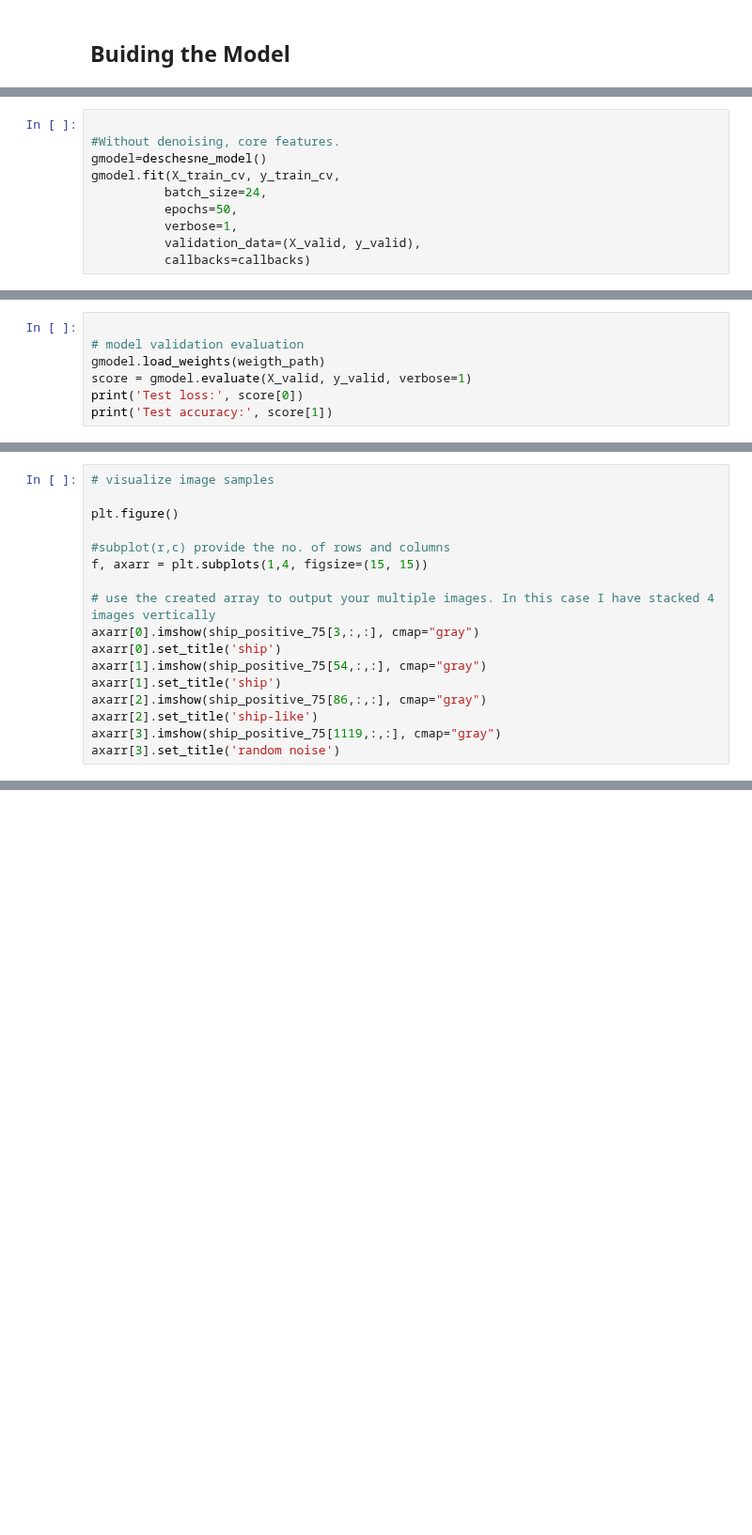
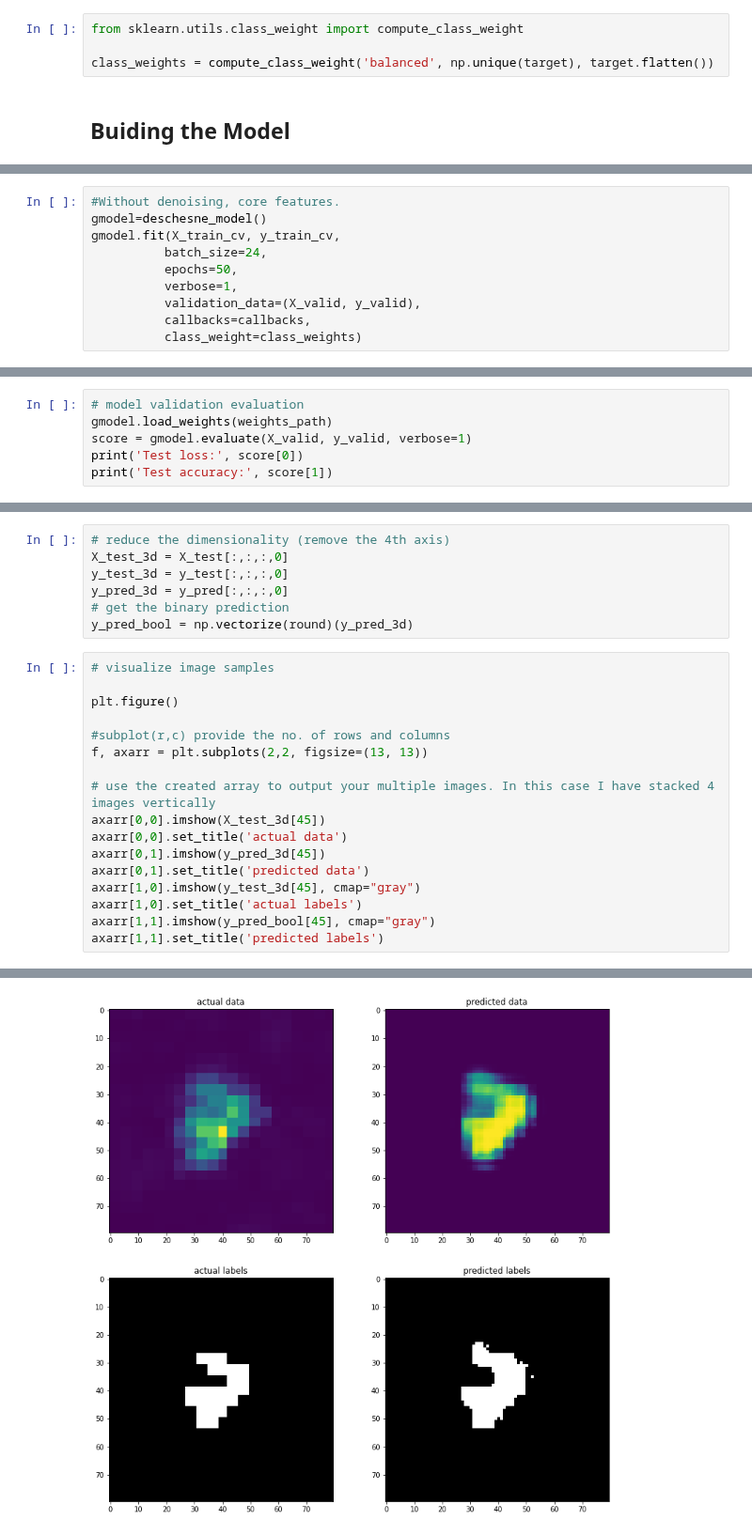
Before and after one commit to armkhudinyan/sar-ship-detect, a Jupyter notebook: scripts/Dechesne_under_development.ipynb, the cells around one changed output, grey strips where cells are left out. Shown at 94% size. Saved outputs shown, nothing was run; the diff lists cells and outputs as text; blank space fills up the shorter version.

Commit message:
Dechesne ship detection complete run

```diff
--- a/scripts/Dechesne_under_development.ipynb
+++ b/scripts/Dechesne_under_development.ipynb
@@ -224,3 +175,7 @@ print(data.shape)
+# %%
+from sklearn.utils.class_weight import compute_class_weight
+
+class_weights = compute_class_weight('balanced', np.unique(target), target.flatten())
 # %% [markdown]
 ## Buiding the Model
 # %%
@@ -309,5 +261,4 @@ X_train_cv.shape
 # %%
-
 #Without denoising, core features.
 gmodel=deschesne_model()
 gmodel.fit(X_train_cv, y_train_cv,
@@ -315,5 +266,6 @@ gmodel.fit(X_train_cv, y_train_cv,
           epochs=50,
           verbose=1,
           validation_data=(X_valid, y_valid),
-          callbacks=callbacks)
+          callbacks=callbacks,
+          class_weight=class_weights)
 # %% [output]
@@ -337,7 +290,6 @@ Epoch 5/50
 # %%
-
 # model validation evaluation
-gmodel.load_weights(weigth_path)
+gmodel.load_weights(weights_path)
 score = gmodel.evaluate(X_valid, y_valid, verbose=1)
 print('Test loss:', score[0])
 print('Test accuracy:', score[1])
@@ -362,17 +314,25 @@ incorrects
+# %%
+# reduce the dimensionality (remove the 4th axis)
+X_test_3d = X_test[:,:,:,0]
+y_test_3d = y_test[:,:,:,0]
+y_pred_3d = y_pred[:,:,:,0]
+# get the binary prediction
+y_pred_bool = np.vectorize(round)(y_pred_3d)
 # %%
 # visualize image samples
 
 plt.figure()
 
 #subplot(r,c) provide the no. of rows and columns
-f, axarr = plt.subplots(1,4, figsize=(15, 15))
+f, axarr = plt.subplots(2,2, figsize=(13, 13))
 
 # use the created array to output your multiple images. In this case I have stacked 4 images vertically
-axarr[0].imshow(ship_positive_75[3,:,:], cmap="gray")
-axarr[0].set_title('ship')
-axarr[1].imshow(ship_positive_75[54,:,:], cmap="gray")
-axarr[1].set_title('ship')
-axarr[2].imshow(ship_positive_75[86,:,:], cmap="gray")
-axarr[2].set_title('ship-like')
-axarr[3].imshow(ship_positive_75[1119,:,:], cmap="gray")
-axarr[3].set_title('random noise')
+axarr[0,0].imshow(X_test_3d[45])
+axarr[0,0].set_title('actual data')
+axarr[0,1].imshow(y_pred_3d[45])
+axarr[0,1].set_title('predicted data')
+axarr[1,0].imshow(y_test_3d[45], cmap="gray")
+axarr[1,0].set_title('actual labels')
+axarr[1,1].imshow(y_pred_bool[45], cmap="gray")
+axarr[1,1].set_title('predicted labels')
+# %% [output]
@@ -378,0 +341 @@ axarr[3].set_title('random noise')
+[figure, added]
```
Also changed, not shown: parts of 25 cells of this notebook, 1 other file.
